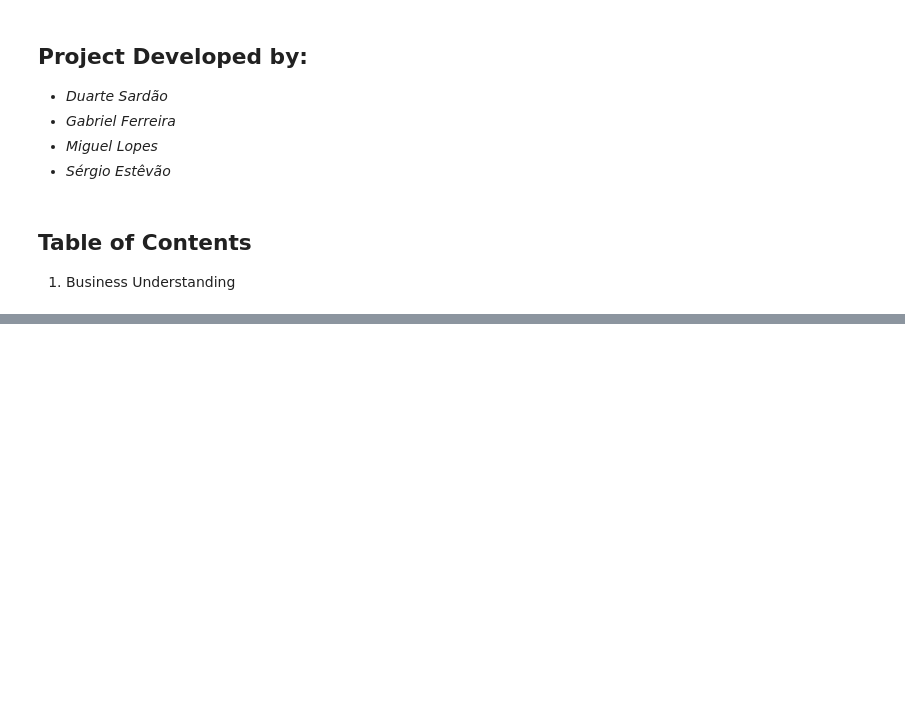
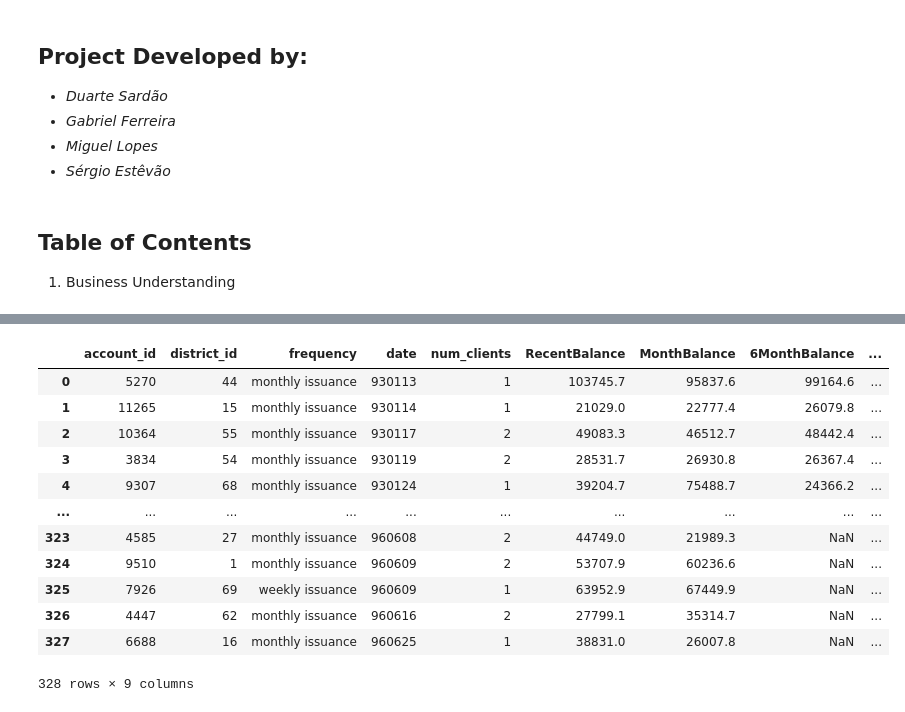
Before and after one commit to SergioEstevao11/FEUP-AC, a Jupyter notebook: src/bank_mining.ipynb, the cells around one changed output, grey strips where cells are left out. Drawn from its saved outputs; the diff is of its cells as text; code cells hidden in the pictures; blank space fills up the shorter version.

```diff
--- a/src/bank_mining.ipynb
+++ b/src/bank_mining.ipynb
@@ -82,5 +136,5 @@ transactions["date"] = pd.to_datetime("19"+transactions["date"], format='%Y%m%d'
 loans["date"] = loans["date"].map(lambda nr: str(nr))
 loans["date"] = pd.to_datetime("19"+loans["date"], format='%Y%m%d')
 
-accounts["date"] = accounts["date"].map(lambda nr: str(nr))
-accounts["date"] = pd.to_datetime("19"+accounts["date"], format='%Y%m%d')
+clients["creation"] = clients["creation"].map(lambda nr: str(nr))
+clients["creation"] = pd.to_datetime("19"+clients["creation"], format='%Y%m%d')
@@ -103,0 +232,29 @@ districts.head()
+# %%
+
+#merge the balance dataset (transaction_index) with the accounts dataset to get the final accounts dataset with balance information
+for account_id in transaction_index.keys():
+    transaction_index[account_id]["account_id"] = int(account_id)
+
+transaction_index_df = pd.DataFrame(transaction_index)
+
+transaction_index_df = transaction_index_df.transpose()
+
+
+
+
+accounts_with_balances = pd.merge(accounts, transaction_index_df, on="account_id", how="outer")
+accounts_with_balances
+# %% [output]
+|  | account_id | district_id | frequency | date | num_clients | RecentBalance | MonthBalance | 6MonthBalance | ... |
+| 0 | 5270 | 44 | monthly issuance | 930113 | 1 | 103745.7 | 95837.6 | 99164.6 | ... |
+| 1 | 11265 | 15 | monthly issuance | 930114 | 1 | 21029.0 | 22777.4 | 26079.8 | ... |
+| 2 | 10364 | 55 | monthly issuance | 930117 | 2 | 49083.3 | 46512.7 | 48442.4 | ... |
+| 3 | 3834 | 54 | monthly issuance | 930119 | 2 | 28531.7 | 26930.8 | 26367.4 | ... |
+| 4 | 9307 | 68 | monthly issuance | 930124 | 1 | 39204.7 | 75488.7 | 24366.2 | ... |
+| ... | ... | ... | ... | ... | ... | ... | ... | ... | ... |
+| 323 | 4585 | 27 | monthly issuance | 960608 | 2 | 44749.0 | 21989.3 | NaN | ... |
+| 324 | 9510 | 1 | monthly issuance | 960609 | 2 | 53707.9 | 60236.6 | NaN | ... |
+| 325 | 7926 | 69 | weekly issuance | 960609 | 1 | 63952.9 | 67449.9 | NaN | ... |
+| 326 | 4447 | 62 | monthly issuance | 960616 | 2 | 27799.1 | 35314.7 | NaN | ... |
+| 327 | 6688 | 16 | monthly issuance | 960625 | 1 | 38831.0 | 26007.8 | NaN | ... |
+328 rows × 9 columns
```
Also changed, not shown: parts of 10 cells of this notebook, 1 other file.
